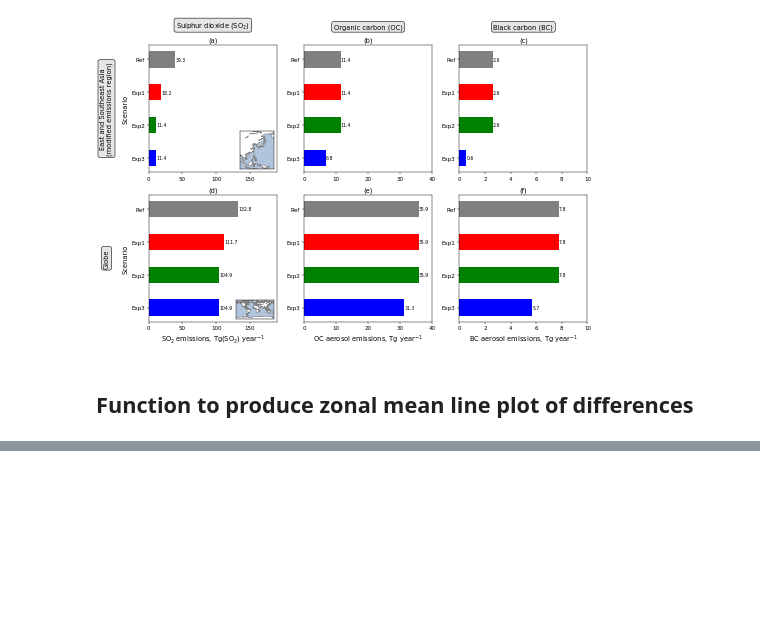
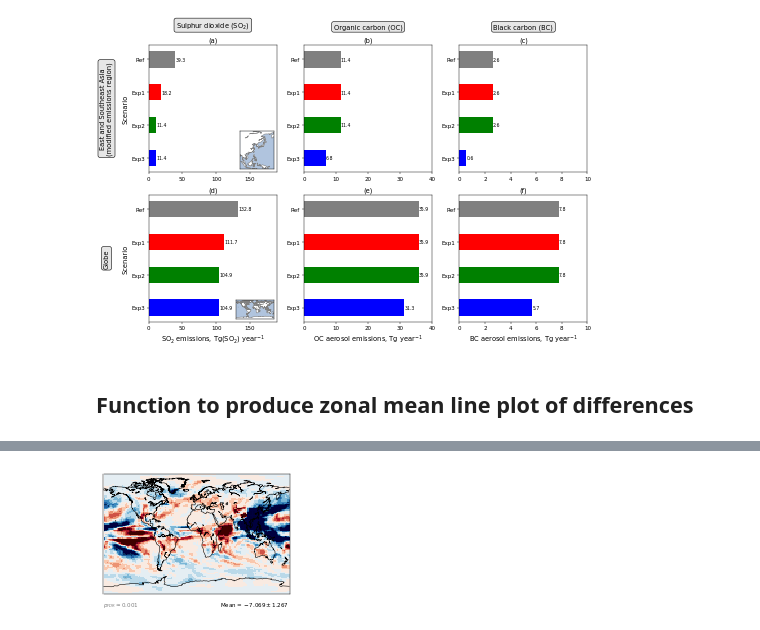
Before and after one commit to grandey/p17d-sulphur-eas-eqm, a Jupyter notebook: analysis_draft2018a/figures_draft2018a.ipynb, the cells around one changed output, grey strips where cells are left out. Saved outputs shown, nothing was run; the diff lists cells and outputs as text; code cells hidden in the pictures; blank space fills up the shorter version.

Commit message:
Adding difference_map()

```diff
--- a/analysis_draft2018a/figures_draft2018a.ipynb
+++ b/analysis_draft2018a/figures_draft2018a.ipynb
@@ -295,0 +299,89 @@ if True:
+# %%
+def difference_map(variable='PRECC+PRECL',
+                   f_or_b='b',
+                   ref_scenario='2000', scenario='eas0c',
+                   vlim=[-100, 100], whiteout='0.0', cmap=None,
+                   mean_format='Mean$={:+.3f}\pm{:.3f}$',
+                   title=None,
+                   ax=None):
+    # Create Axes if no Axes passed as an argument
+    if ax is None:
+        fig, ax = plt.subplots(1, 1, figsize=(6, 4))
+    # If no colormap specified, create one
+    if cmap is None:
+        cmap = plt.cm.get_cmap('RdBu_r', 12)
+        cmap.set_under([0, 0, 0.25])
+        cmap.set_over([0.25, 0, 0])
+    # Load data for scenario
+    data = lib_draft2018a.load_output(variable=variable,
+                                      scenario=scenario,
+                                      f_or_b=f_or_b,
+                                      season='annual',
+                                      apply_sf=True)
+    data = climapy.xr_shift_lon(data, lon_min=-179.)  # shift longitudes
+    # Load data for reference scenario
+    ref_data = lib_draft2018a.load_output(variable=variable,
+                                          scenario=ref_scenario,
+                                          f_or_b=f_or_b,
+                                          season='annual',
+                                          apply_sf=True)
+    ref_data = climapy.xr_shift_lon(ref_data, lon_min=-179.)  # shift longitudes
+    # Calculate means across time
+    tm = data.mean(dim='year').data
+    ref_tm = ref_data.mean(dim='year').data
+    tm_diff = ref_tm - tm  # difference, Ref - scenario
+    # Find where statistically significant and larger than whiteout value
+    p_values = stats.ttest_ind(data.data,
+                               ref_data.data,
+                               equal_var=False)[1]  # Welch's t-test
+    if np.isnan(p_values).any():  # check for NaNs in p_values and replace with ones...
+        w_replace = (np.where(np.isnan(p_values) &
+                              (tm_diff == 0.)))  #... if tm_diff is zero
+        p_values[w_replace] = 1.
+    p_fdr = climapy.stats_fdr(p_values,
+                              alpha=0.05)  # p-value threshold for alpha=0.05
+    w_sig = np.where((p_values.ravel() <= p_fdr) &  # statistically significant &
+                     (np.abs(tm_diff.ravel()) >  # larger than whiteout value
+                      float(whiteout)))
+    lon_sig, lat_sig = np.meshgrid(data['lon'].data, data['lat'].data)
+    lon_sig = lon_sig.ravel()[w_sig]
+    lat_sig = lat_sig.ravel()[w_sig]
+    # Map
+    bm = Basemap(llcrnrlat=-90.0, urcrnrlat=90.0,
+                 llcrnrlon=lon0, urcrnrlon=360.0+lon0, ax=ax)
+    bm.drawcoastlines(ax=ax)
+    # Plot field and stippling
+    tm_diff_masked = np.ma.masked_inside(tm_diff, -1*float(whiteout),
+                                         float(whiteout))
+    im = ax.imshow(tm_diff_masked,
+                   extent=[lon0, 360+lon0, -lat0, lat0],
+                   vmin=vlim[0], vmax=vlim[1], cmap=cmap, aspect='auto')
+    ax.scatter(lon_sig, lat_sig, marker='.', s=0.05, c='k')
+    # Annotate with p-value threshold
+    ax.text(-180, -105, r'$p_{{FDR}}\approx{:.3f}$'.format(p_fdr),
+            color='0.5', horizontalalignment='left', verticalalignment='center')
+    # Annotate with area-weighted mean
+    mean_list = []  # list to hold area-weighted means
+    error_list = []  # list to hold standard errors on means
+    for d in [ref_data, data]:
+        awm = climapy.xr_area_weighted_stat(d)
+        mean_list.append(awm.mean(dim='year').data)
+        error = awm.std(dim='year', ddof=1).data.flatten() / np.sqrt(awm['year'].size)
+        error_list.append(error)
+    mean_diff = mean_list[0] - mean_list[1]
+    error = float(np.sqrt(error_list[0]**2 + error_list[1]**2))  # combine errors
+    ax.text(180, -105, mean_format.format(mean_diff, error),
+            color='k', horizontalalignment='right', verticalalignment='center')
+    # Close datasets
+    for d in [ref_data, data]:
+        d.close()
+    # Title
+    if title:
+        ax.set_title(title, fontsize='large')
+    return ax, im, tm_diff
+
+# Example
+if True:
+    difference_map()
+# %% [output]
+[figure, added]
```
Also changed, not shown: parts of 3 cells of this notebook.
